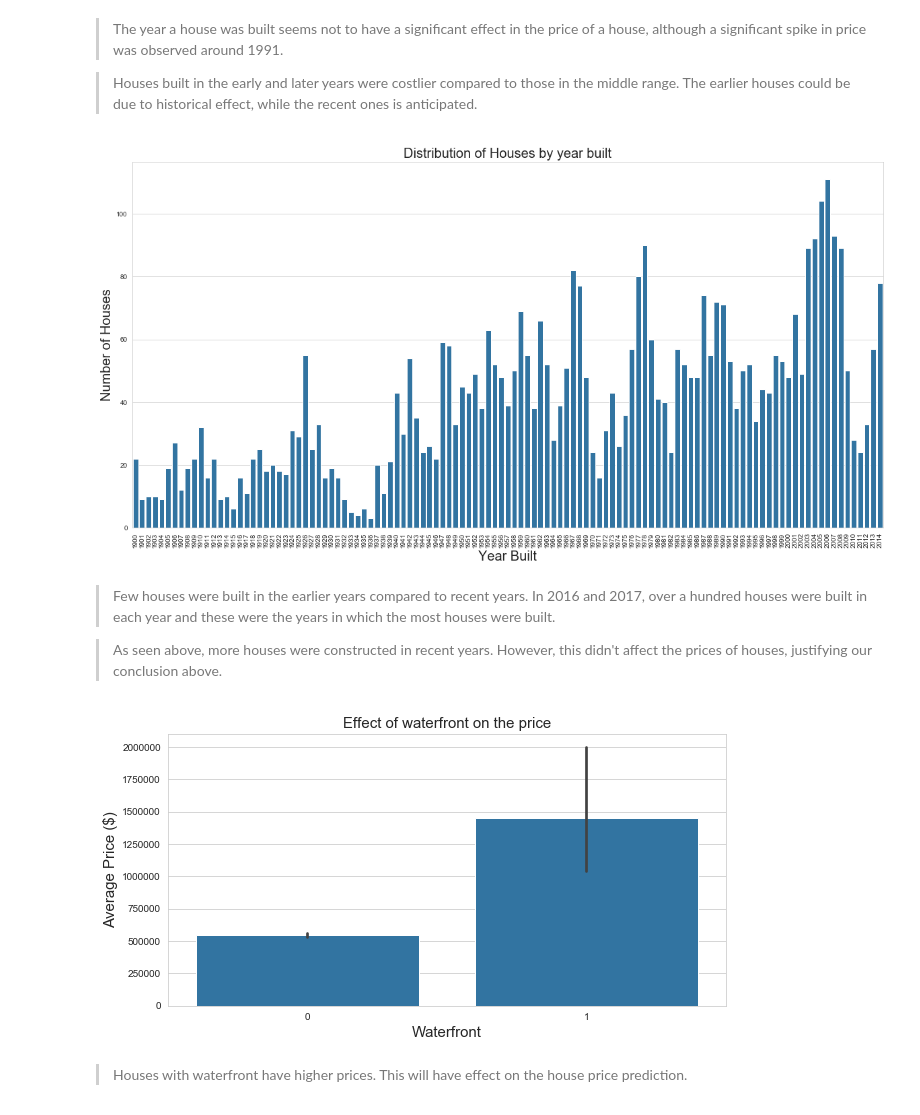
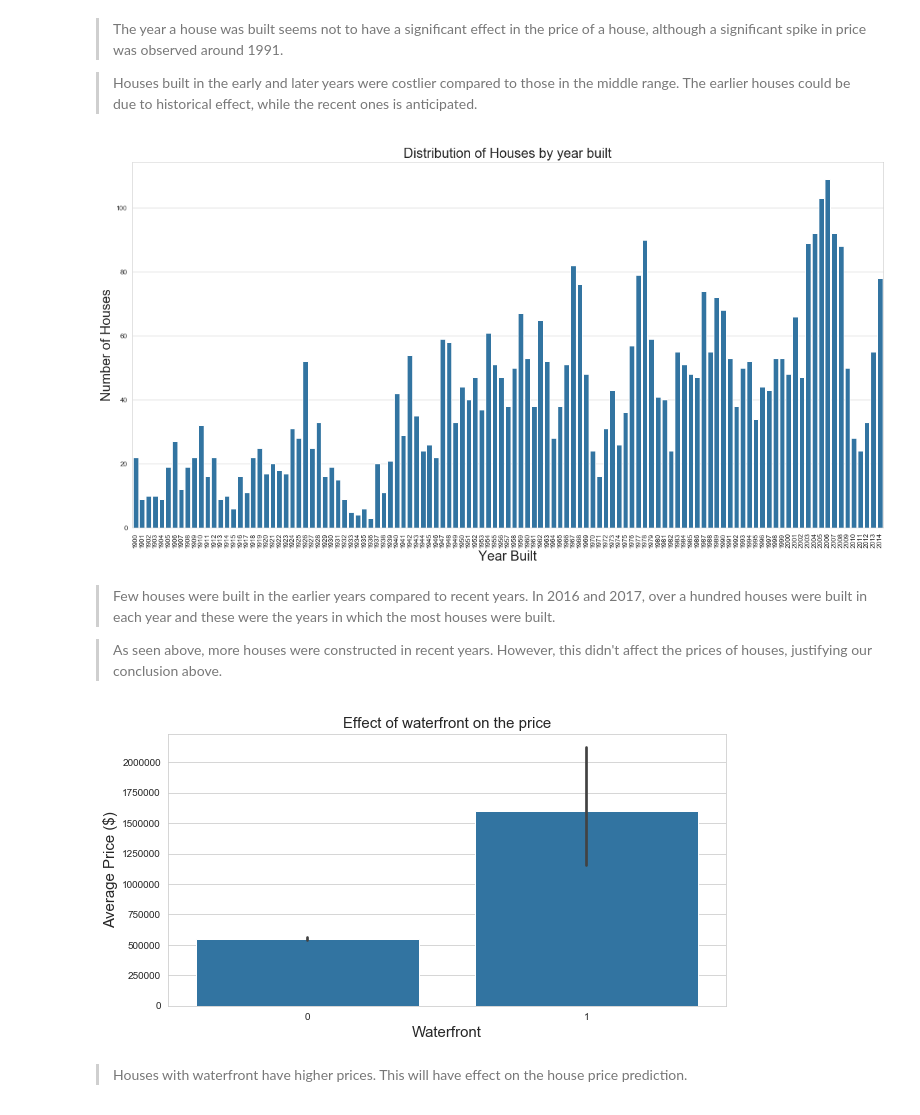
Before and after one commit to HamoyeHQ/stage-f-14-house-pricing, a Jupyter notebook: EDA/house_pricing_eda.ipynb, the cells around one changed output. Saved outputs shown, nothing was run; the diff lists cells and outputs as text; code cells hidden in the pictures.

```diff
--- a/EDA/house_pricing_eda.ipynb
+++ b/EDA/house_pricing_eda.ipynb
@@ -56 +63,4 @@ data.describe()
+# %%
+#Filtering for prices that are not zero.
+data1 = data.query('price != 0')
 # %%
@@ -101,25 +110,25 @@ plt.ylabel('Average Price ($)', fontsize=20);
 # %%
 plt.figure(figsize=[20, 10])
 default_color = sb.color_palette()[0]
-sb.countplot(data = data, x = 'yr_built', color = default_color)
+sb.countplot(data = data1, x = 'yr_built', color = default_color)
 plt.xticks(rotation = 90);
 plt.title('Distribution of Houses by year built', fontsize=20)
 plt.ylabel('Number of Houses', fontsize=20)
 plt.xlabel('Year Built', fontsize=20);
 # %% [output]
-[figure, old version]
+[figure, new version]
 # %% [markdown]
 > Few houses were built in the earlier years compared to recent years. In 2016 and 2017, over a hundred houses were built in each year and these were the years in which the most houses were built.
 
 > As seen above, more houses were constructed in recent years. However, this didn't affect the prices of houses, justifying our conclusion above.
 # %%
 plt.figure(figsize=[10, 5])
-sb.barplot(data = data, x = 'waterfront', y = 'price', color = default_color)
+sb.barplot(data = data1, x = 'waterfront', y = 'price', color = default_color)
 plt.title('Effect of waterfront on the price', fontsize=15)
 plt.ylabel('Average Price ($)', fontsize=15)
 plt.xlabel('Waterfront', fontsize=15);
 # %% [output]
-[figure, old version]
+[figure, new version]
 # %% [markdown]
 > Houses with waterfront have higher prices. This will have effect on the house price prediction.
 # %%
```
Also changed, not shown: parts of 24 cells of this notebook.
